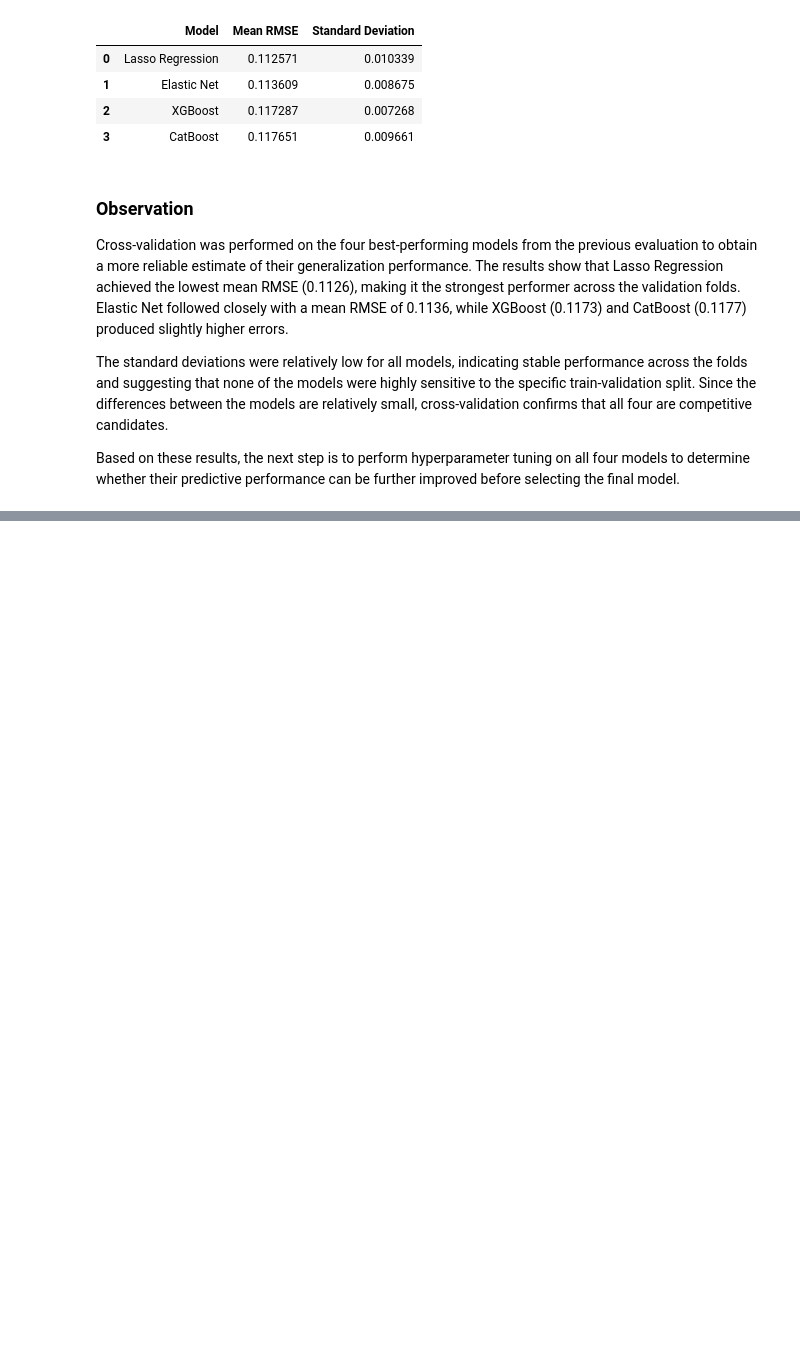
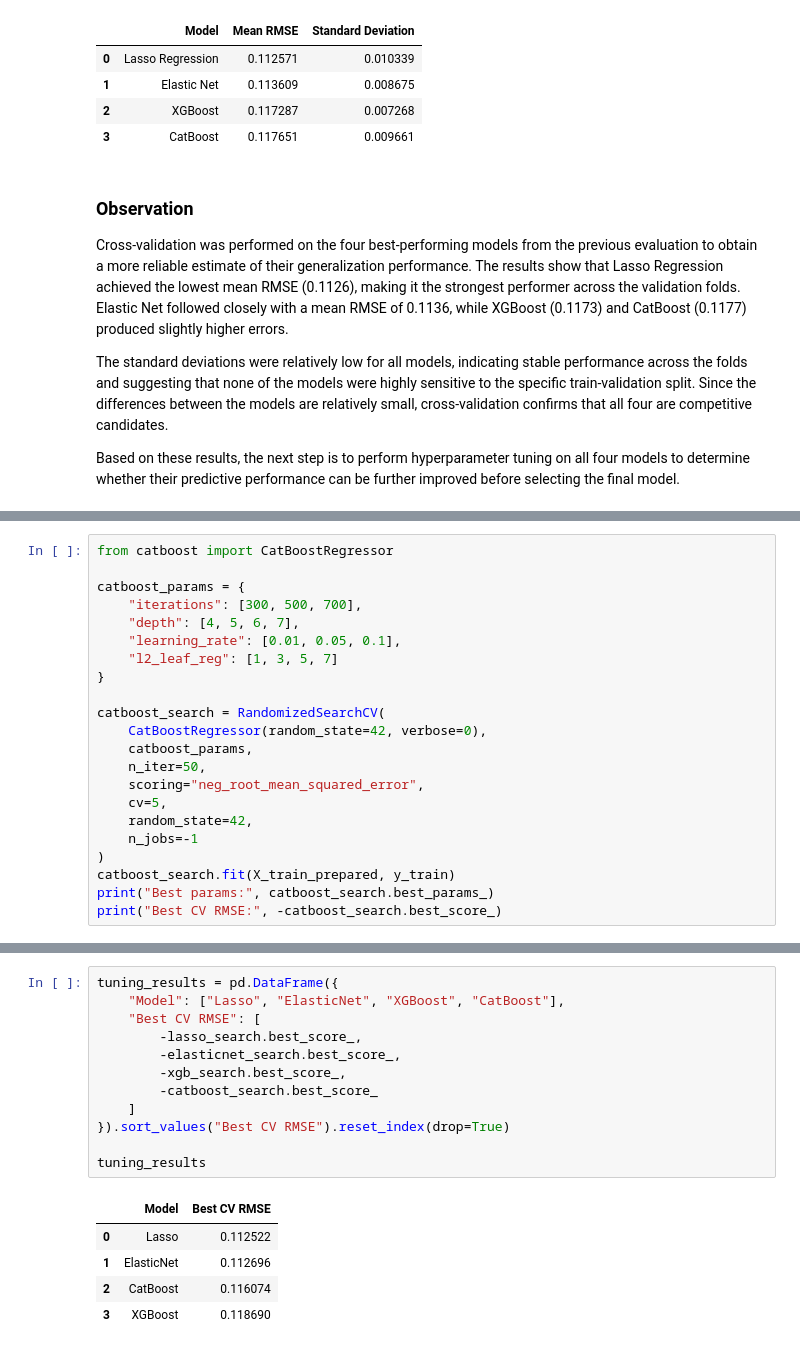
Before and after one commit to mustafa-al-soufi/house-price-prediction, a Jupyter notebook: notebooks/exploration.ipynb, the cells around one changed output, grey strips where cells are left out. Drawn from its saved outputs; the diff is of its cells as text; blank space fills up the shorter version.

Commit message:
Tune model hyperparameters & train final model

```diff
--- a/notebooks/exploration.ipynb
+++ b/notebooks/exploration.ipynb
@@ -1259,0 +1343,22 @@ Based on these results, the next step is to perform hyperparameter tuning on all
+# %%
+from catboost import CatBoostRegressor
+
+catboost_params = {
+    "iterations": [300, 500, 700],
+    "depth": [4, 5, 6, 7],
+    "learning_rate": [0.01, 0.05, 0.1],
+    "l2_leaf_reg": [1, 3, 5, 7]
+}
+
+catboost_search = RandomizedSearchCV(
+    CatBoostRegressor(random_state=42, verbose=0),
+    catboost_params,
+    n_iter=50,
+    scoring="neg_root_mean_squared_error",
+    cv=5,
+    random_state=42,
+    n_jobs=-1
+)
+catboost_search.fit(X_train_prepared, y_train)
+print("Best params:", catboost_search.best_params_)
+print("Best CV RMSE:", -catboost_search.best_score_)
@@ -1259,0 +1373,18 @@ Based on these results, the next step is to perform hyperparameter tuning on all
+# %%
+tuning_results = pd.DataFrame({
+    "Model": ["Lasso", "ElasticNet", "XGBoost", "CatBoost"],
+    "Best CV RMSE": [
+        -lasso_search.best_score_,
+        -elasticnet_search.best_score_,
+        -xgb_search.best_score_,
+        -catboost_search.best_score_
+    ]
+}).sort_values("Best CV RMSE").reset_index(drop=True)
+
+tuning_results
+# %% [output]
+|  | Model | Best CV RMSE |
+| 0 | Lasso | 0.112522 |
+| 1 | ElasticNet | 0.112696 |
+| 2 | CatBoost | 0.116074 |
+| 3 | XGBoost | 0.118690 |
```
Also changed, not shown: parts of 17 cells of this notebook, 4 other files.
